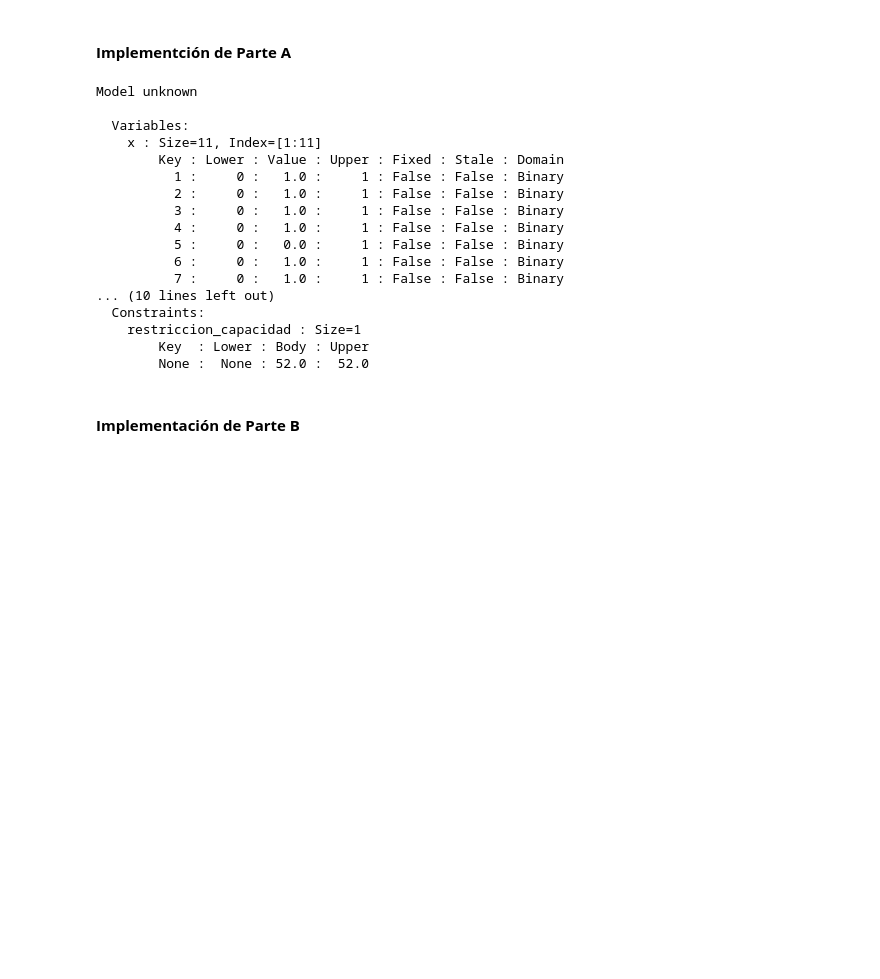
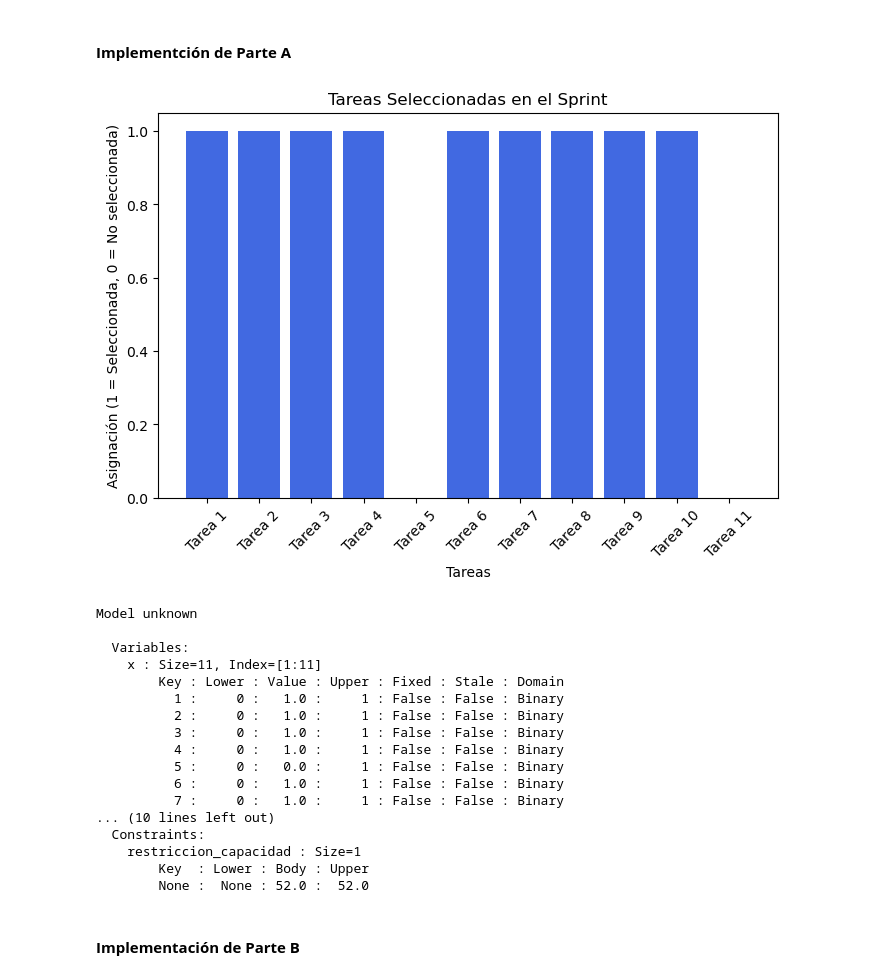
Before and after one commit to scasasbuenas/MOS-Laboratorios, a Jupyter notebook: Laboratorio 1/laboratorio1.ipynb, the cells around one changed output. Saved outputs shown, nothing was run; the diff lists cells and outputs as text; code cells hidden in the pictures; blank space fills up the shorter version.

Commit message:
Gráficas problema 1

```diff
--- a/Laboratorio 1/laboratorio1.ipynb
+++ b/Laboratorio 1/laboratorio1.ipynb
@@ -166,36 +170,59 @@ T = RangeSet(1, num_tareas)  # Conjunto de tareas
 # Prioridad Media Alta: 5
 # Prioridad Media: 4
 # Prioridad Media Baja: 3
 # Prioridad Baja: 2
 # Prioridad Mínima: 1
 puntos_historia = {1: 5, 2: 3, 3: 13, 4: 1, 5: 21, 6: 2, 7: 2, 8: 5, 9: 8, 10: 13, 11: 21}
 prioridades = {1: 7, 2: 5, 3: 6, 4: 3, 5: 1, 6: 4, 7: 6, 8: 6, 9: 2, 10: 7, 11: 6}
 
-
-
 # Capacidad total del equipo (máximo esfuerzo permitido)
 capacidad_total = 52
 
 # Variable de Decisión: Si la tarea i es seleccionada (1) o no (0)
 model.x = Var(T, within=Binary)
 
 # Función Objetivo: Maximizar la prioridad total de las tareas seleccionadas
 model.obj = Objective(
     expr=sum(prioridades[i] * model.x[i] for i in T),
     sense=maximize
 )
 
 # Restricción: La suma de los puntos de historia de las tareas seleccionadas no debe exceder 52
 model.restriccion_capacidad = Constraint(
     expr=sum(puntos_historia[i] * model.x[i] for i in T) <= capacidad_total
 )
 
 # Resolver el modelo
 SolverFactory('glpk').solve(model)
 
-# Mostrar resultados
+# Mostrar resultados en formato de gráfico de barras utilizando matplotlib
+import matplotlib.pyplot as plt
+
+# Obtener los resultados
+tareas_seleccionadas = [i for i in T if model.x[i].value == 1]
+
+# Crear gráfico de barras
+fig, ax = plt.subplots(figsize=(8, 5))
+
+# Datos para la gráfica
+tareas = list(puntos_historia.keys())
+tareas_asignadas = [1 if i in tareas_seleccionadas else 0 for i in tareas]
+
+ax.bar(tareas, tareas_asignadas, color='royalblue')
+ax.set_xlabel("Tareas")
+ax.set_ylabel("Asignación (1 = Seleccionada, 0 = No seleccionada)")
+ax.set_title("Tareas Seleccionadas en el Sprint")
+ax.set_xticks(tareas)
+ax.set_xticklabels([f"Tarea {i}" for i in tareas], rotation=45)
+
+# Mostrar la gráfica
+plt.show()
+
+
+
 model.display()
 # %% [output]
+[figure, added]
 Model unknown
 
   Variables:
```
Also changed, not shown: parts of 3 cells of this notebook.
